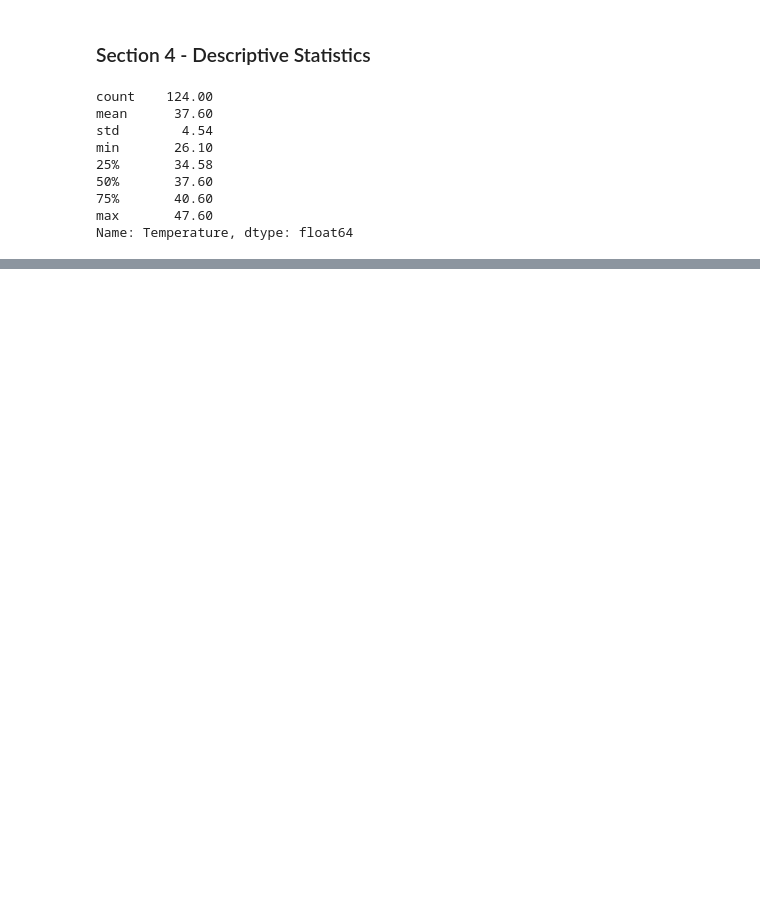
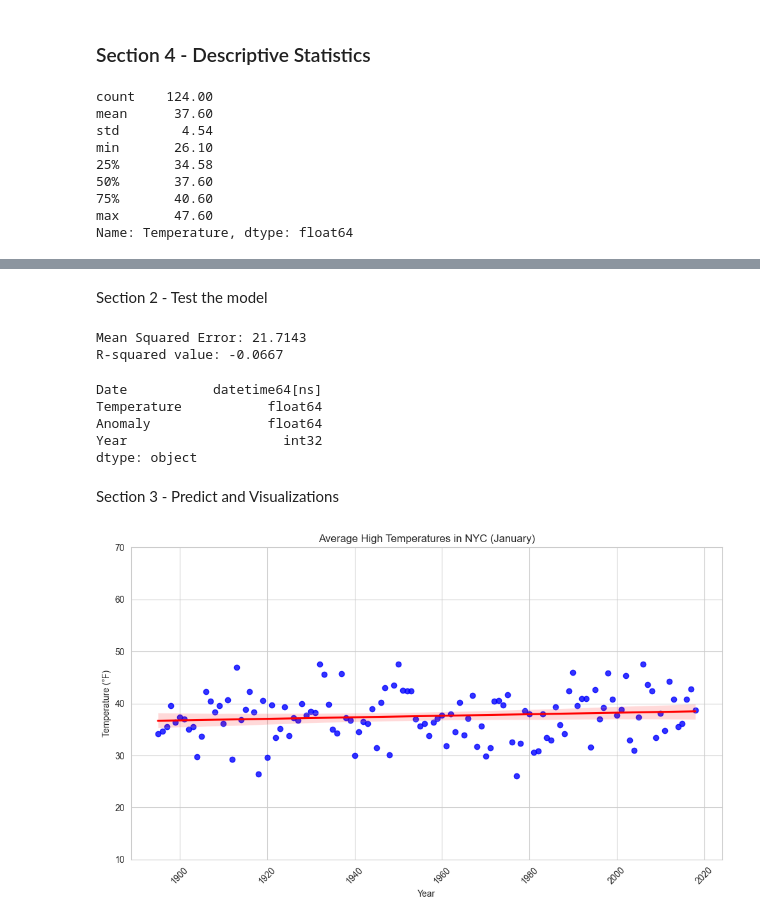
Before and after one commit to mkunta1/datafun-07-applied, a Jupyter notebook: mahi_ml.ipynb, the cells around one changed output, grey strips where cells are left out. Saved outputs shown, nothing was run; the diff lists cells and outputs as text; code cells hidden in the pictures; blank space fills up the shorter version.

```diff
--- a/mahi_ml.ipynb
+++ b/mahi_ml.ipynb
@@ -122,0 +260,53 @@ Intercept: 8.694845520062952
+# %% [markdown]
+Section 2 - Test the model
+# %%
+# Make predictions on the test set
+y_pred = model.predict(X_test)
+
+# Calculate Mean Squared Error (MSE) and R-squared (R²)
+mse = mean_squared_error(y_test, y_pred)
+r2 = r2_score(y_test, y_pred)
+
+# Print the results
+print(f"Mean Squared Error: {mse:.4f}")
+print(f"R-squared value: {r2:.4f}")
+# %% [output]
+Mean Squared Error: 21.7143
+R-squared value: -0.0667
+# %%
+print(df.dtypes)
+df['Date_numeric'] = df['Date'].apply(lambda x: x.toordinal())
+# %% [output]
+Date           datetime64[ns]
+Temperature           float64
+Anomaly               float64
+Year                    int32
+dtype: object
+# %% [markdown]
+Section 3 - Predict and Visualizations
+# %%
+import matplotlib.pyplot as plt
+import seaborn as sns
+
+# Create a new column for the year
+df['Year'] = df['Date'].dt.year
+
+# Create a figure and axes
+fig, axes = plt.subplots(figsize=(10, 6))
+
+# Plot the regression line with dots in blue and the line in red
+sns.regplot(x='Year', y='Temperature', data=df, ax=axes, scatter=True,
+            scatter_kws={'color': 'blue'}, line_kws={'color': 'red'})
+
+# Check and set Y-axis limits
+axes.set_ylim(10, 70)  # Adjust these values as needed
+
+# Label the axes and title
+plt.xlabel('Year')
+plt.ylabel('Temperature (°F)')
+plt.title('Average High Temperatures in NYC (January)')
+plt.xticks(rotation=45)  # Rotate X-axis labels for better readability
+plt.tight_layout()  # Adjust layout for better spacing
+plt.show()  # Display the plot
+# %% [output]
+[figure, added]
```
Also changed, not shown: parts of 27 cells of this notebook, 1 other file.
